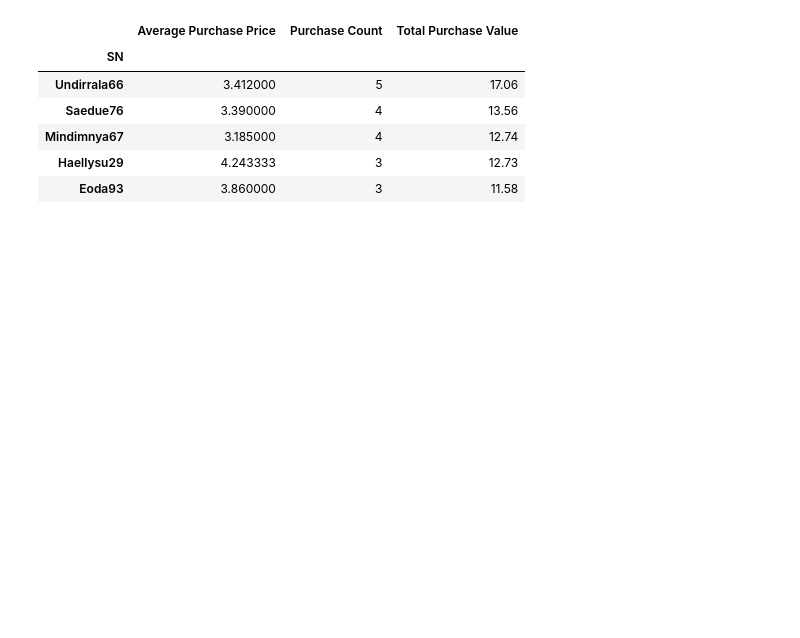
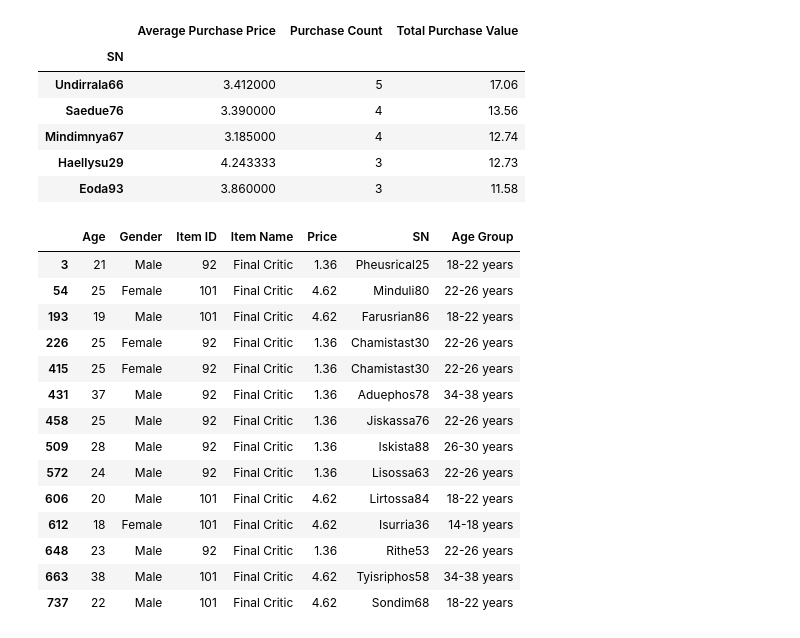
Before and after one commit to shipur/Pandas-PyMoli, a Jupyter notebook: HeroesOfPymoli/pymoli.ipynb, the cells around one changed output. Drawn from its saved outputs; the diff is of its cells as text; code cells hidden in the pictures; blank space fills up the shorter version.

```diff
--- a/HeroesOfPymoli/pymoli.ipynb
+++ b/HeroesOfPymoli/pymoli.ipynb
@@ -95,10 +84,17 @@ purchase_anlys_df.head()
 #------------------
 # The below each broken into bins of 4 years (i.e. <10, 10-14, 15-19, etc.)
 
-bins = [6,10,14,18,22,26,30,34,38,42,46]
-group_labels = ["6-10 years","10-14 years", "14-18 years", "18-22 years", "22-26 years", "26-30 years",
-               "30-34 years", "34-38 years", "38-42 years", "42-48 years"]
+bins = [0,9,14,19,24,29,34,39,100]
+group_labels = ["<10","10-14 years", "15-19 years", "20-24 years", "25-29 years", "30-34 years",
+               "35-39 years", " >40 years"]
+group_SN = file_df.groupby(['SN','Age'])
+
+group_SN_df = pd.DataFrame(group_SN.head())
+
+group_SN_df = group_SN_df.drop_duplicates('SN')
+#group_SN_df.head()
 
 # Slice the data and place it into bins and place the data series into a new column inside of the DataFrame
-file_df["Age Group"] = pd.cut(file_df["Age"],bins,labels=group_labels)
-#file_df.head(10)
+group_SN_df["Age Group"] = pd.cut(group_SN_df['Age'],bins,labels=group_labels)
+#file_df_uniqueSN.head()
+group_SN_df.head()
@@ -166,3 +197,23 @@ sort_df.head()
 | Mindimnya67 | 3.185000 | 4 | 12.74 |
 | Haellysu29 | 4.243333 | 3 | 12.73 |
 | Eoda93 | 3.860000 | 3 | 11.58 |
+# %%
+#SANITY CHECK
+
+file_df[file_df["Item Name"] == "Final Critic"]
+# %% [output]
+|  | Age | Gender | Item ID | Item Name | Price | SN | Age Group |
+| 3 | 21 | Male | 92 | Final Critic | 1.36 | Pheusrical25 | 18-22 years |
+| 54 | 25 | Female | 101 | Final Critic | 4.62 | Minduli80 | 22-26 years |
+| 193 | 19 | Male | 101 | Final Critic | 4.62 | Farusrian86 | 18-22 years |
+| 226 | 25 | Female | 92 | Final Critic | 1.36 | Chamistast30 | 22-26 years |
+| 415 | 25 | Female | 92 | Final Critic | 1.36 | Chamistast30 | 22-26 years |
+| 431 | 37 | Male | 92 | Final Critic | 1.36 | Aduephos78 | 34-38 years |
+| 458 | 25 | Male | 92 | Final Critic | 1.36 | Jiskassa76 | 22-26 years |
+| 509 | 28 | Male | 92 | Final Critic | 1.36 | Iskista88 | 26-30 years |
+| 572 | 24 | Male | 92 | Final Critic | 1.36 | Lisossa63 | 22-26 years |
+| 606 | 20 | Male | 101 | Final Critic | 4.62 | Lirtossa84 | 18-22 years |
+| 612 | 18 | Female | 101 | Final Critic | 4.62 | Isurria36 | 14-18 years |
+| 648 | 23 | Male | 92 | Final Critic | 1.36 | Rithe53 | 22-26 years |
+| 663 | 38 | Male | 101 | Final Critic | 4.62 | Tyisriphos58 | 34-38 years |
+| 737 | 22 | Male | 101 | Final Critic | 4.62 | Sondim68 | 18-22 years |
```
Also changed, not shown: parts of 15 cells of this notebook.
